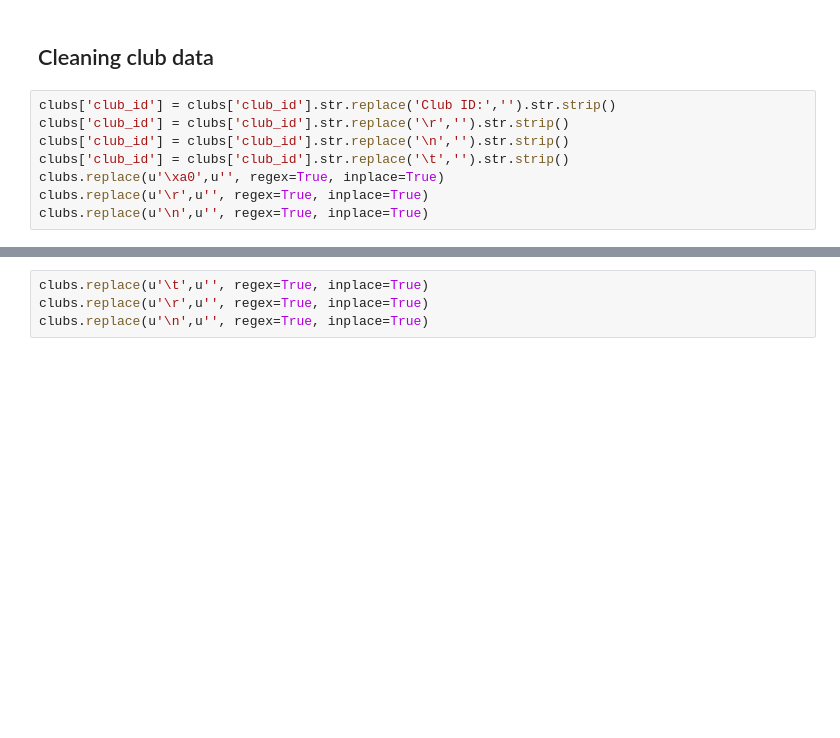
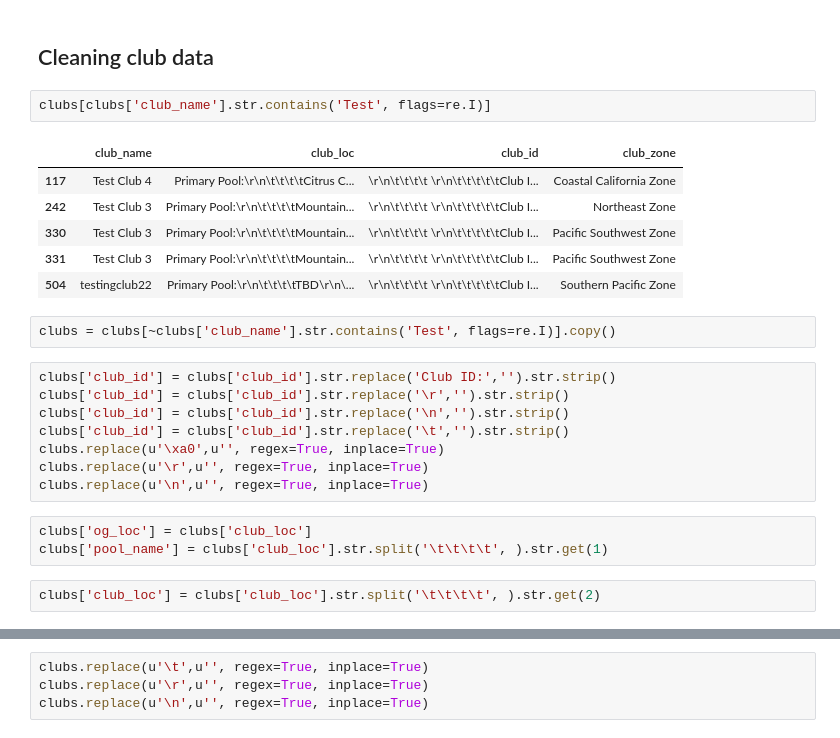
Before and after one commit to jessmontoya/Data_Science_Portfolio, a Jupyter notebook: USA_Water_Polo/Cleaning and combining Ranking and Club Info.ipynb, the cells around one changed output, grey strips where cells are left out. Saved outputs shown, nothing was run; the diff lists cells and outputs as text; blank space fills up the shorter version.

```diff
--- a/USA_Water_Polo/Cleaning and combining Ranking and Club Info.ipynb
+++ b/USA_Water_Polo/Cleaning and combining Ranking and Club Info.ipynb
@@ -38,6 +38,17 @@ rankings.head()
 | 4 | 1 | REGENCY WATER POLO CLUB | 18 | Boys | 2016 | REGENCY WATER POLO CLUB | A | REGENCY | 0.0 |
 # %% [markdown]
 ## Cleaning club data
+# %%
+clubs[clubs['club_name'].str.contains('Test', flags=re.I)]
+# %% [output]
+|  | club_name | club_loc | club_id | club_zone |
+| 117 | Test Club 4 | Primary Pool:\r\n\t\t\t\tCitrus C... | \r\n\t\t\t\t \r\n\t\t\t\t\tClub I... | Coastal California Zone |
+| 242 | Test Club 3 | Primary Pool:\r\n\t\t\t\tMountain... | \r\n\t\t\t\t \r\n\t\t\t\t\tClub I... | Northeast Zone |
+| 330 | Test Club 3 | Primary Pool:\r\n\t\t\t\tMountain... | \r\n\t\t\t\t \r\n\t\t\t\t\tClub I... | Pacific Southwest Zone |
+| 331 | Test Club 3 | Primary Pool:\r\n\t\t\t\tMountain... | \r\n\t\t\t\t \r\n\t\t\t\t\tClub I... | Pacific Southwest Zone |
+| 504 | testingclub22 | Primary Pool:\r\n\t\t\t\tTBD\r\n\... | \r\n\t\t\t\t \r\n\t\t\t\t\tClub I... | Southern Pacific Zone |
+# %%
+clubs = clubs[~clubs['club_name'].str.contains('Test', flags=re.I)].copy()
 # %%
 clubs['club_id'] = clubs['club_id'].str.replace('Club ID:','').str.strip()
 clubs['club_id'] = clubs['club_id'].str.replace('\r','').str.strip()
@@ -46,3 +57,8 @@ clubs['club_id'] = clubs['club_id'].str.replace('\t','').str.strip()
 clubs.replace(u'\xa0',u'', regex=True, inplace=True)
 clubs.replace(u'\r',u'', regex=True, inplace=True)
 clubs.replace(u'\n',u'', regex=True, inplace=True)
+# %%
+clubs['og_loc'] = clubs['club_loc']
+clubs['pool_name'] = clubs['club_loc'].str.split('\t\t\t\t', ).str.get(1)
+# %%
+clubs['club_loc'] = clubs['club_loc'].str.split('\t\t\t\t', ).str.get(2)
```
Also changed, not shown: parts of 23 cells of this notebook, 2 other files.
